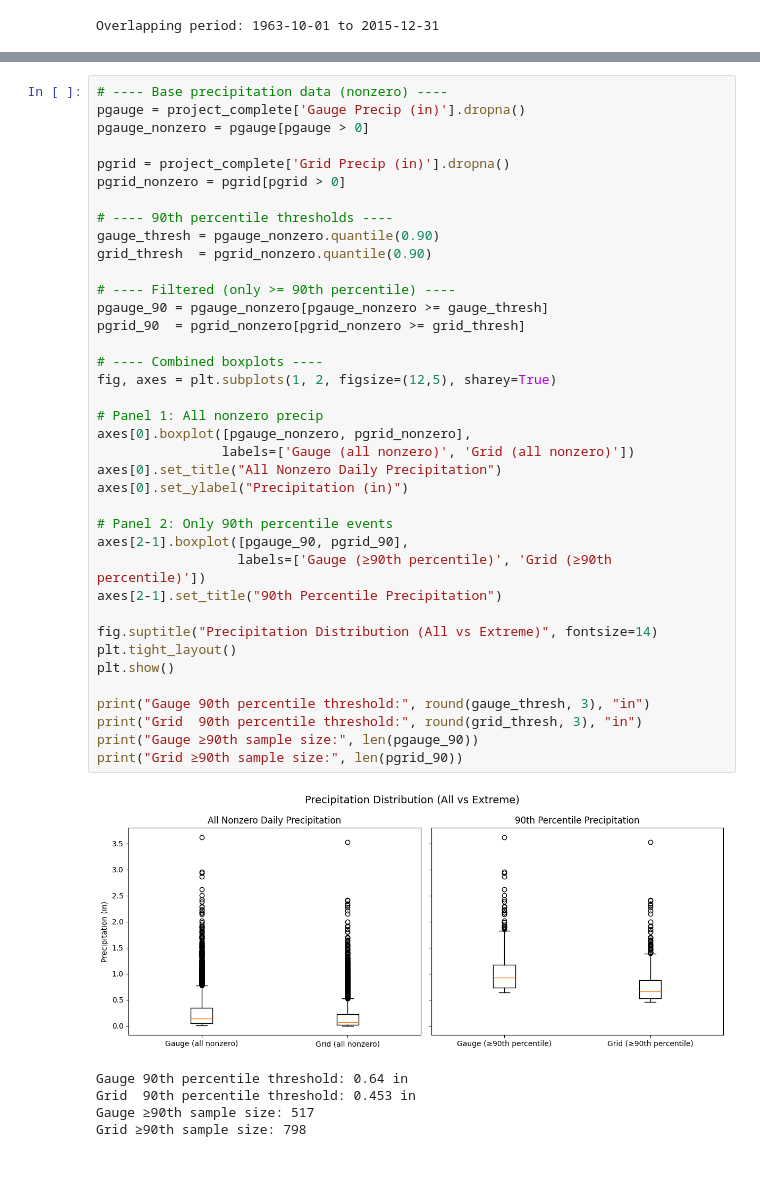
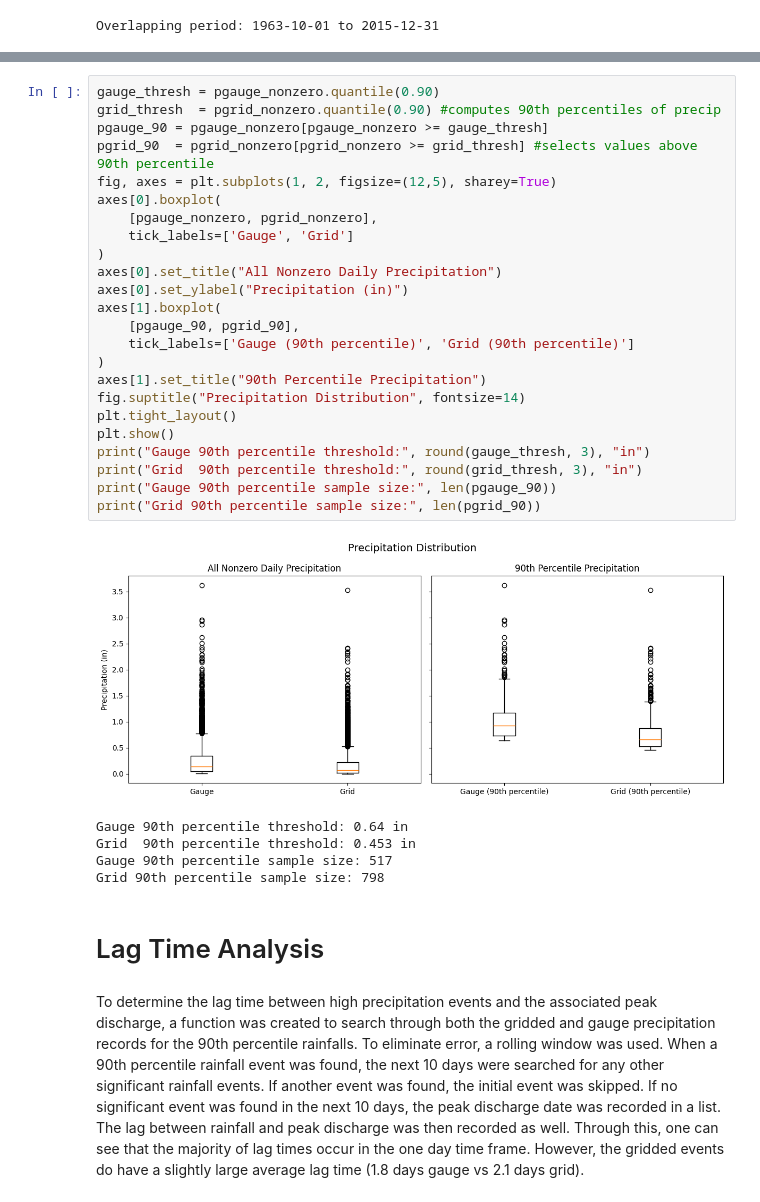
Before and after one commit to ROmslaer/ROmslaer895, a Jupyter notebook: ROmslaer Final Project.ipynb, the cells around one changed output, grey strips where cells are left out. Cells and saved outputs as stored; diff of their text form; blank space fills up the shorter version.

```diff
--- a/ROmslaer Final Project.ipynb
+++ b/ROmslaer Final Project.ipynb
@@ -159,44 +171,34 @@ plt.show()
 # %%
-# ---- Base precipitation data (nonzero) ----
-pgauge = project_complete['Gauge Precip (in)'].dropna()
-pgauge_nonzero = pgauge[pgauge > 0]
-
-pgrid = project_complete['Grid Precip (in)'].dropna()
-pgrid_nonzero = pgrid[pgrid > 0]
-
-# ---- 90th percentile thresholds ----
 gauge_thresh = pgauge_nonzero.quantile(0.90)
-grid_thresh  = pgrid_nonzero.quantile(0.90)
-
-# ---- Filtered (only >= 90th percentile) ----
+grid_thresh  = pgrid_nonzero.quantile(0.90) #computes 90th percentiles of precip
 pgauge_90 = pgauge_nonzero[pgauge_nonzero >= gauge_thresh]
-pgrid_90  = pgrid_nonzero[pgrid_nonzero >= grid_thresh]
-
-# ---- Combined boxplots ----
+pgrid_90  = pgrid_nonzero[pgrid_nonzero >= grid_thresh] #selects values above 90th percentile
 fig, axes = plt.subplots(1, 2, figsize=(12,5), sharey=True)
-
-# Panel 1: All nonzero precip
-axes[0].boxplot([pgauge_nonzero, pgrid_nonzero],
-                labels=['Gauge (all nonzero)', 'Grid (all nonzero)'])
+axes[0].boxplot(
+    [pgauge_nonzero, pgrid_nonzero],
+    tick_labels=['Gauge', 'Grid']
+)
 axes[0].set_title("All Nonzero Daily Precipitation")
 axes[0].set_ylabel("Precipitation (in)")
-
-# Panel 2: Only 90th percentile events
-axes[2-1].boxplot([pgauge_90, pgrid_90],
-                  labels=['Gauge (≥90th percentile)', 'Grid (≥90th percentile)'])
-axes[2-1].set_title("90th Percentile Precipitation")
-
-fig.suptitle("Precipitation Distribution (All vs Extreme)", fontsize=14)
+axes[1].boxplot(
+    [pgauge_90, pgrid_90],
+    tick_labels=['Gauge (90th percentile)', 'Grid (90th percentile)']
+)
+axes[1].set_title("90th Percentile Precipitation")
+fig.suptitle("Precipitation Distribution", fontsize=14)
 plt.tight_layout()
 plt.show()
-
 print("Gauge 90th percentile threshold:", round(gauge_thresh, 3), "in")
 print("Grid  90th percentile threshold:", round(grid_thresh, 3), "in")
-print("Gauge ≥90th sample size:", len(pgauge_90))
-print("Grid ≥90th sample size:", len(pgrid_90))
+print("Gauge 90th percentile sample size:", len(pgauge_90))
+print("Grid 90th percentile sample size:", len(pgrid_90))
 # %% [output]
-[figure, old version]
+[figure, new version]
 Gauge 90th percentile threshold: 0.64 in
 Grid  90th percentile threshold: 0.453 in
-Gauge ≥90th sample size: 517
-Grid ≥90th sample size: 798
+Gauge 90th percentile sample size: 517
+Grid 90th percentile sample size: 798
+# %% [markdown]
+# Lag Time Analysis
+# %% [markdown]
+To determine the lag time between high precipitation events and the associated peak discharge, a function was created to search through both the gridded and gauge precipitation records for the 90th percentile rainfalls. To eliminate error, a rolling window was used. When a 90th percentile rainfall event was found, the next 10 days were searched for any other significant rainfall events. If another event was found, the initial event was skipped. If no significant event was found in the next 10 days, the peak discharge date was recorded in a list. The lag between rainfall and peak discharge was then recorded as well. Through this, one can see that the majority of lag times occur in the one day time frame. However, the gridded events do have a slightly large average lag time (1.8 days gauge vs 2.1 days grid).
```
Also changed, not shown: parts of 51 cells of this notebook.
